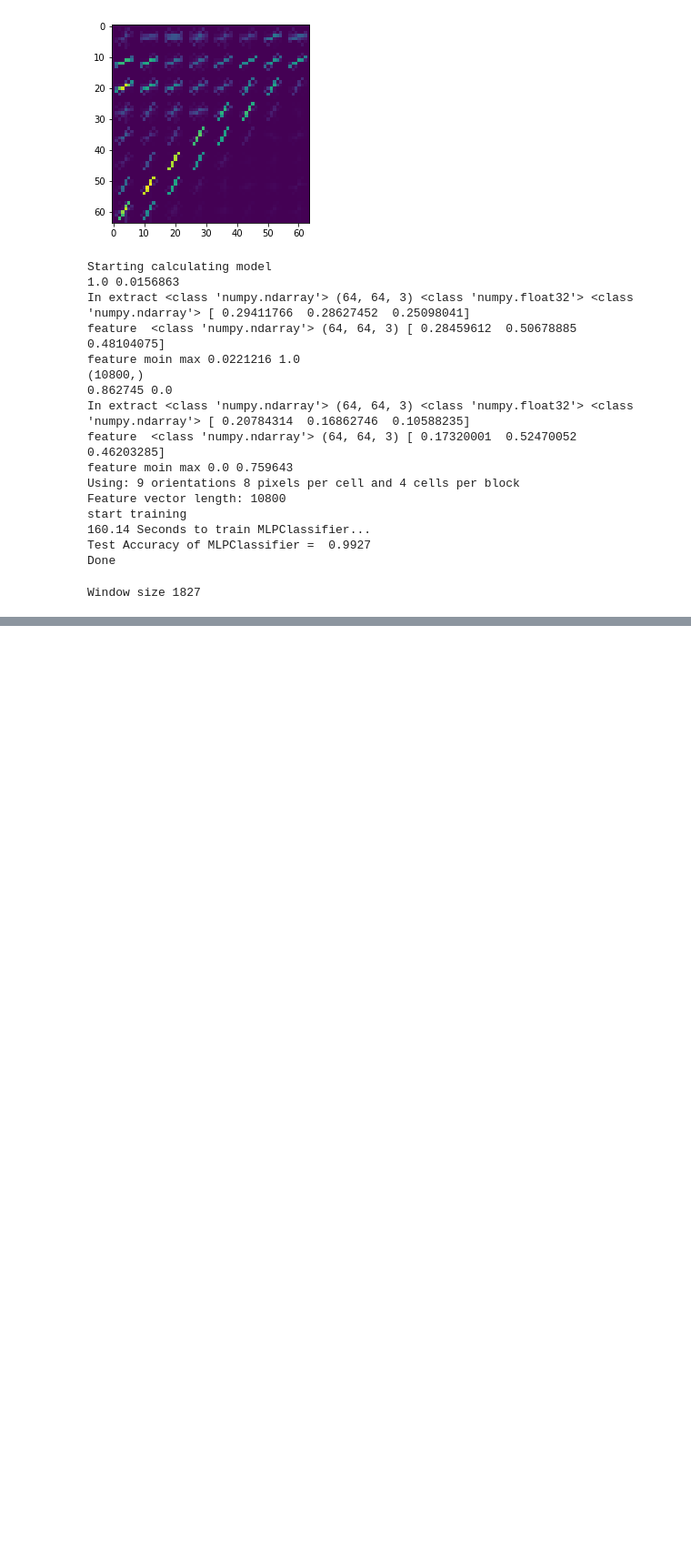
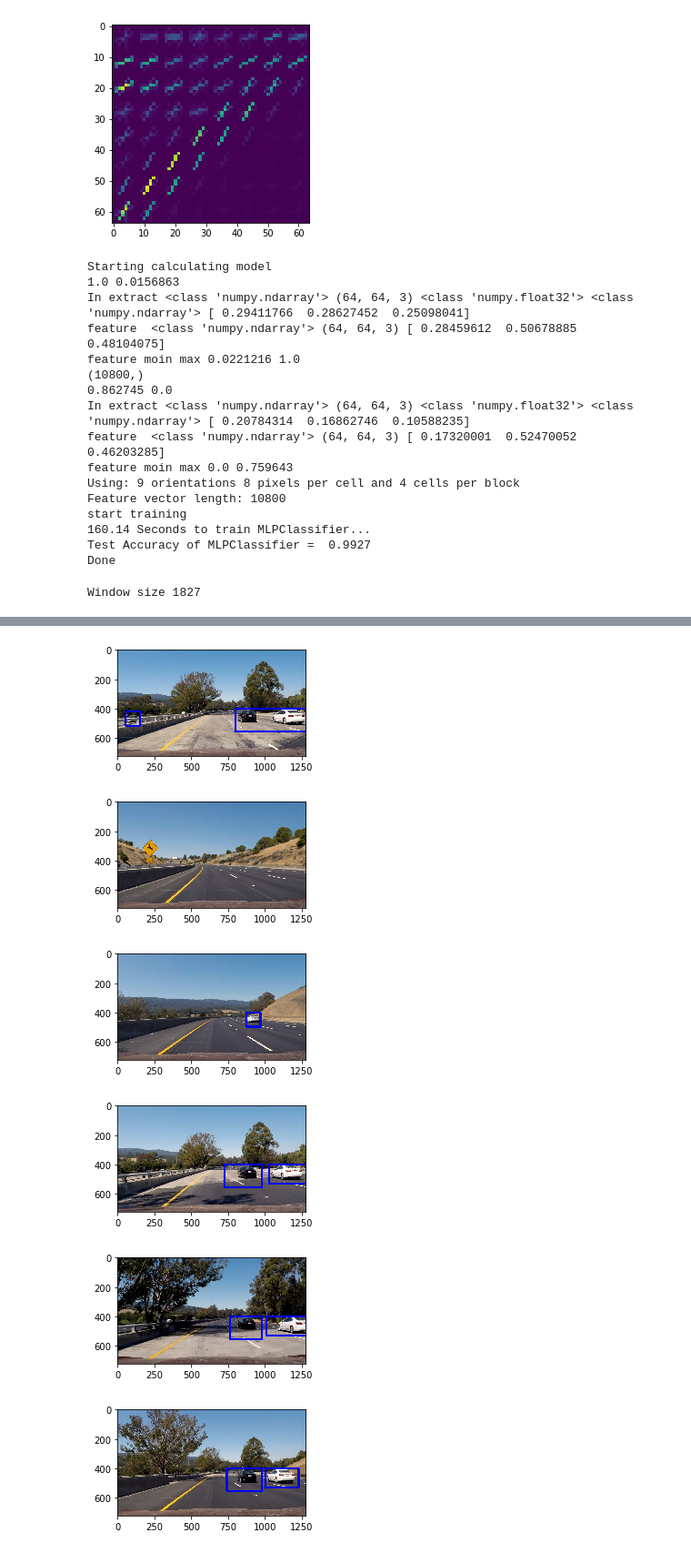
Before and after one commit to ghz1302/VehicleDetect, a Jupyter notebook: VehicleDetect.ipynb, the cells around one changed output, grey strips where cells are left out. Shown at 91% size. Saved outputs shown, nothing was run; the diff lists cells and outputs as text; code cells hidden in the pictures; blank space fills up the shorter version.

```diff
--- a/VehicleDetect.ipynb
+++ b/VehicleDetect.ipynb
@@ -604,0 +588,31 @@ for i in range(10, 40, 3):
+# %%
+images = glob.glob('./test_images/test*.jpg')
+for fname in images:
+    img = mpimg.imread(fname)
+
+    box_list, outImg = handleImage(img)
+    heat = np.zeros_like(img[:,:,0]).astype(np.float32)
+
+    # Add heat to each box in box list
+    heat = add_heat(heat, box_list)
+
+    # Apply threshold to help remove false positives
+    heat = apply_threshold(heat, 0)
+
+    heatmap = np.clip(heat, 0, 255)
+
+    # Find final boxes from heatmap using label function
+    labels = label(heatmap)
+    draw_img = draw_labeled_bboxes(np.copy(img), labels)
+    fig = plt.figure(figsize = (20,15))
+    i = 0
+    i += 1
+    ax = fig.add_subplot(6,1,i)
+    ax.imshow(draw_img)
+# %% [output]
+[figure, added]
+[figure, added]
+[figure, added]
+[figure, added]
+[figure, added]
+[figure, added]
```
Also changed, not shown: parts of 1 cell of this notebook, 6 other files.
